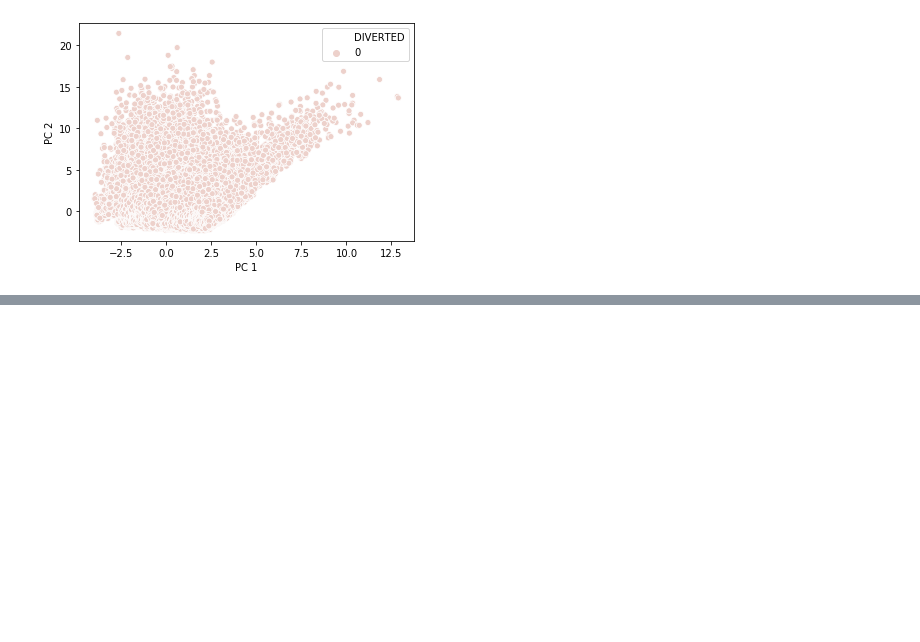
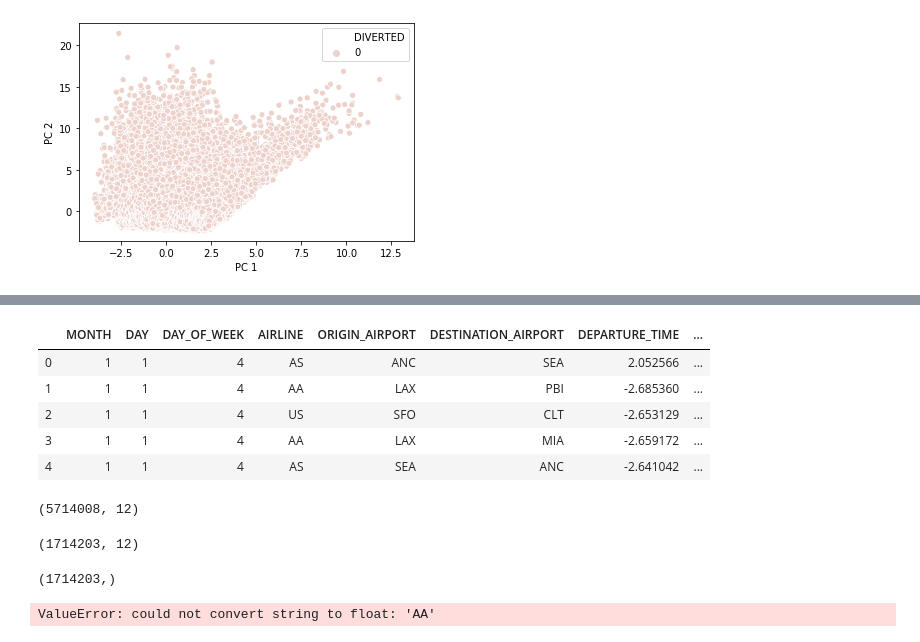
Before and after one commit to afarboledac/CRP_FLIGHT_DELAYS_ANALYSIS, a Jupyter notebook: TrabajoFinal.ipynb, the cells around one changed output, grey strips where cells are left out. Drawn from its saved outputs; the diff is of its cells as text; code cells hidden in the pictures; blank space fills up the shorter version.

```diff
--- a/TrabajoFinal.ipynb
+++ b/TrabajoFinal.ipynb
@@ -323,0 +337,14 @@ plt.show()
+# %%
+flight_complete=pd.concat([flight_encoder_nostd.reset_index(drop=True), flight_std.reset_index(drop=True)], axis=1)
+flight_complete.head()
+# %% [output]
+|  | MONTH | DAY | DAY_OF_WEEK | AIRLINE | ORIGIN_AIRPORT | DESTINATION_AIRPORT | DEPARTURE_TIME | ... |
+| 0 | 1 | 1 | 4 | AS | ANC | SEA | 2.052566 | ... |
+| 1 | 1 | 1 | 4 | AA | LAX | PBI | -2.685360 | ... |
+| 2 | 1 | 1 | 4 | US | SFO | CLT | -2.653129 | ... |
+| 3 | 1 | 1 | 4 | AA | LAX | MIA | -2.659172 | ... |
+| 4 | 1 | 1 | 4 | AS | SEA | ANC | -2.641042 | ... |
+# %%
+flight_complete.shape
+# %% [output]
+(5714008, 12)
@@ -323,0 +355,14 @@ plt.show()
+# %%
+test_set.shape
+# %% [output]
+(1714203, 12)
+# %%
+test_set_target.shape
+# %% [output]
+(1714203,)
+# %%
+from sklearn.ensemble import RandomForestRegressor
+forest_reg = RandomForestRegressor(n_estimators=1, n_jobs=-1)
+forest_reg.fit(train_set,train_set_target)
+# %% [output]
+ValueError: could not convert string to float: 'AA'
```
Also changed, not shown: parts of 13 cells of this notebook.
